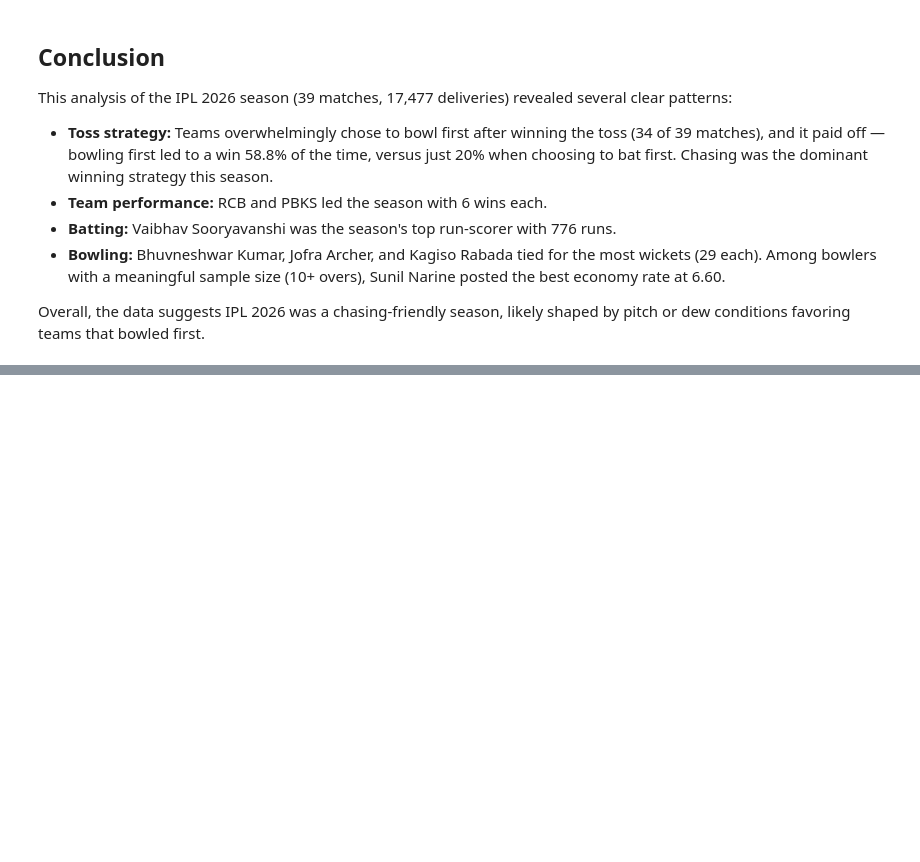
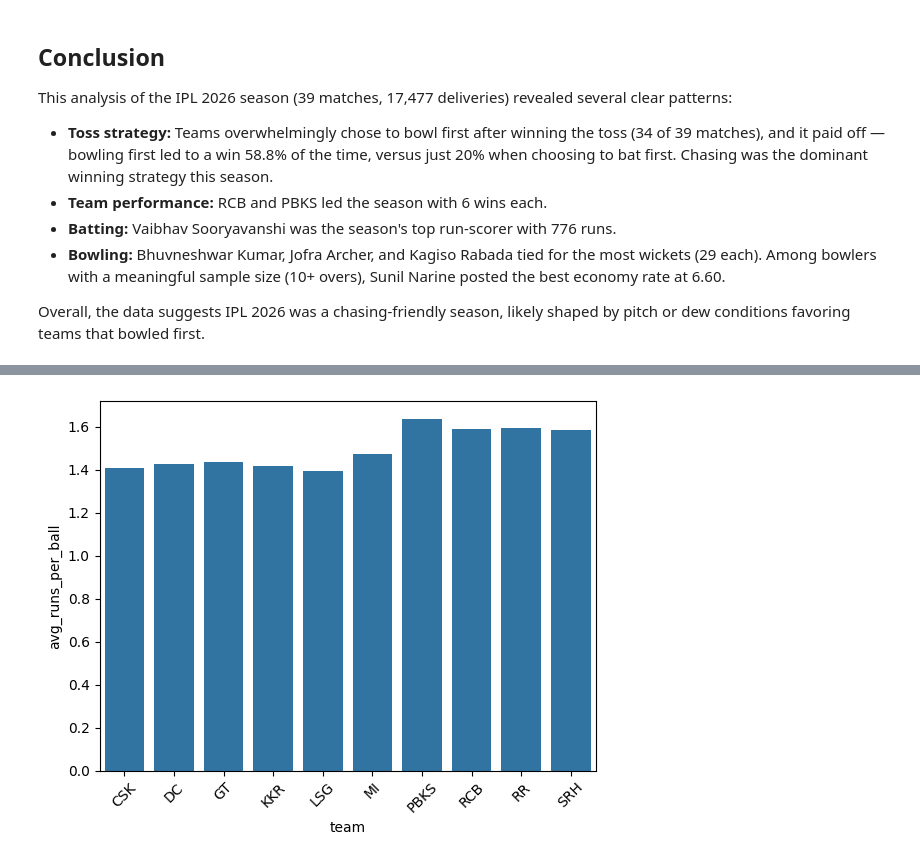
Before and after one commit to andotraabhay/IPL-2026-analysis, a Jupyter notebook: ipl-2026-analysis.ipynb, the cells around one changed output, grey strips where cells are left out. Cells and saved outputs as stored; diff of their text form; code cells hidden in the pictures; blank space fills up the shorter version.

```diff
--- a/ipl-2026-analysis.ipynb
+++ b/ipl-2026-analysis.ipynb
@@ -704,0 +858,4 @@ Overall, the data suggests IPL 2026 was a chasing-friendly season, likely shaped
+# %%
+team_avg_runs=deliveries_df.groupby('batting_team')['runs_of_bat'].mean().reset_index()
+# %%
+team_avg_runs.columns=['team','avg_runs_per_ball']
@@ -704,0 +876,6 @@ Overall, the data suggests IPL 2026 was a chasing-friendly season, likely shaped
+# %%
+sns.barplot(x='team',y='avg_runs_per_ball',data=team_avg_runs)
+plt.xticks(rotation=45)
+plt.show()
+# %% [output]
+[figure, added]
```
Also changed, not shown: parts of 47 cells of this notebook.
